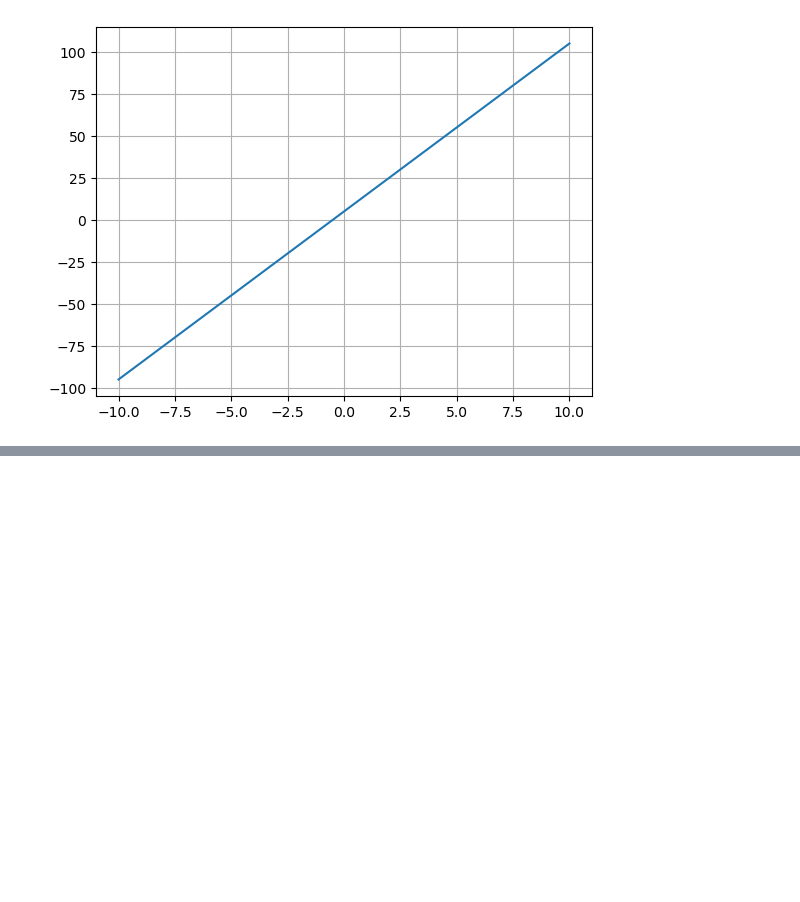
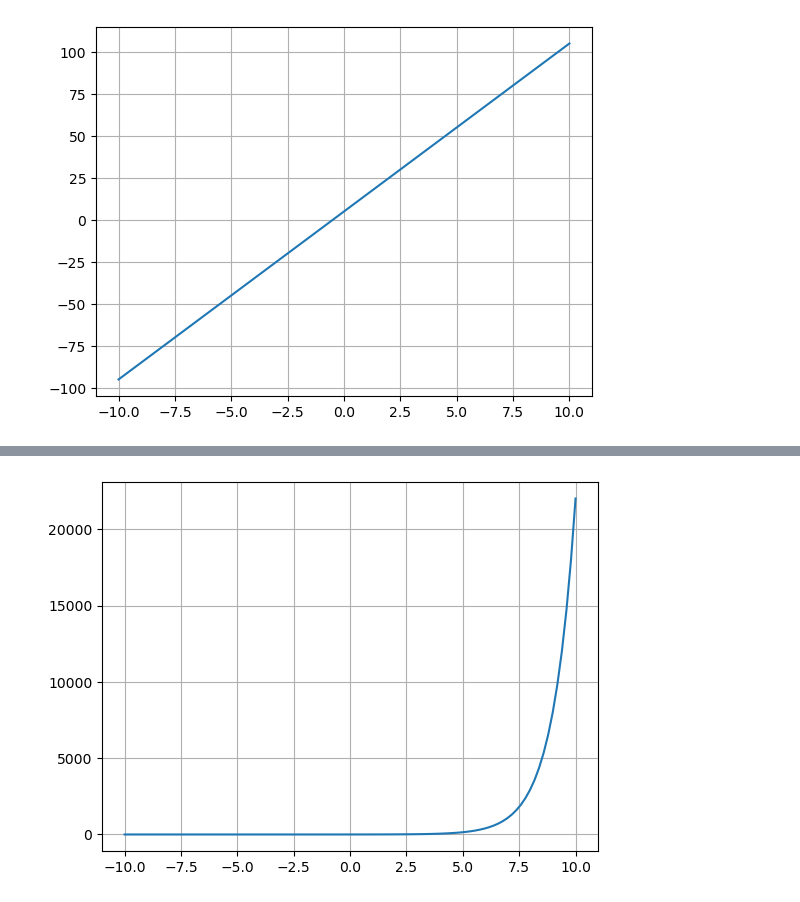
Before and after one commit to AI-PA/Intro-Data-Science-funciones, a Jupyter notebook: Programando_Funciones.ipynb, the cells around one changed output, grey strips where cells are left out. Saved outputs shown, nothing was run; the diff lists cells and outputs as text; code cells hidden in the pictures; blank space fills up the shorter version.

```diff
--- a/Programando_Funciones.ipynb
+++ b/Programando_Funciones.ipynb
@@ -28,0 +118,9 @@ plt.show()
+# %%
+def f(x):
+    return np.exp(x)
+
+y=f(x)
+plt.plot(x,y)
+plt.grid()
+# %% [output]
+[figure, added]
```
Also changed, not shown: parts of 16 cells of this notebook.
